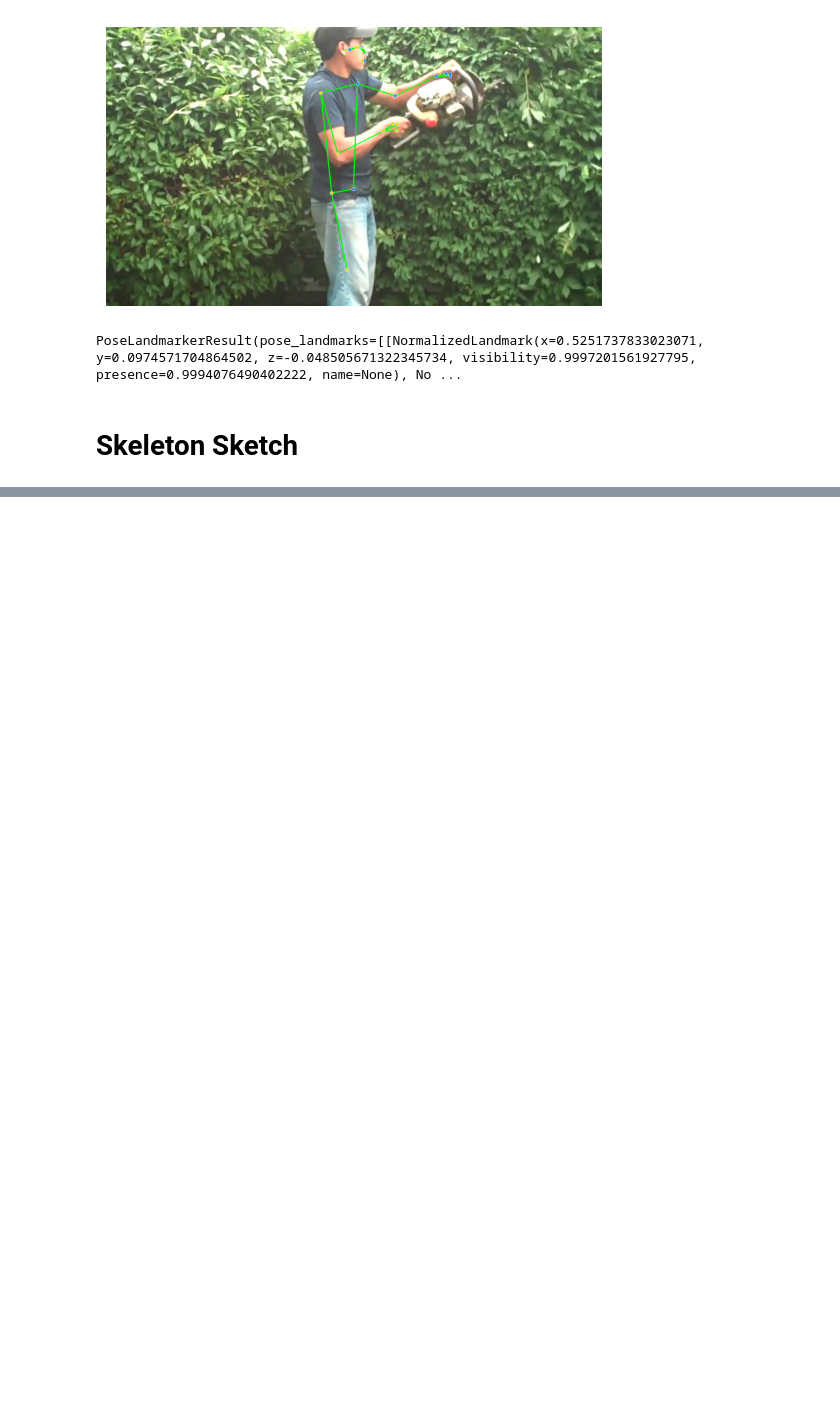
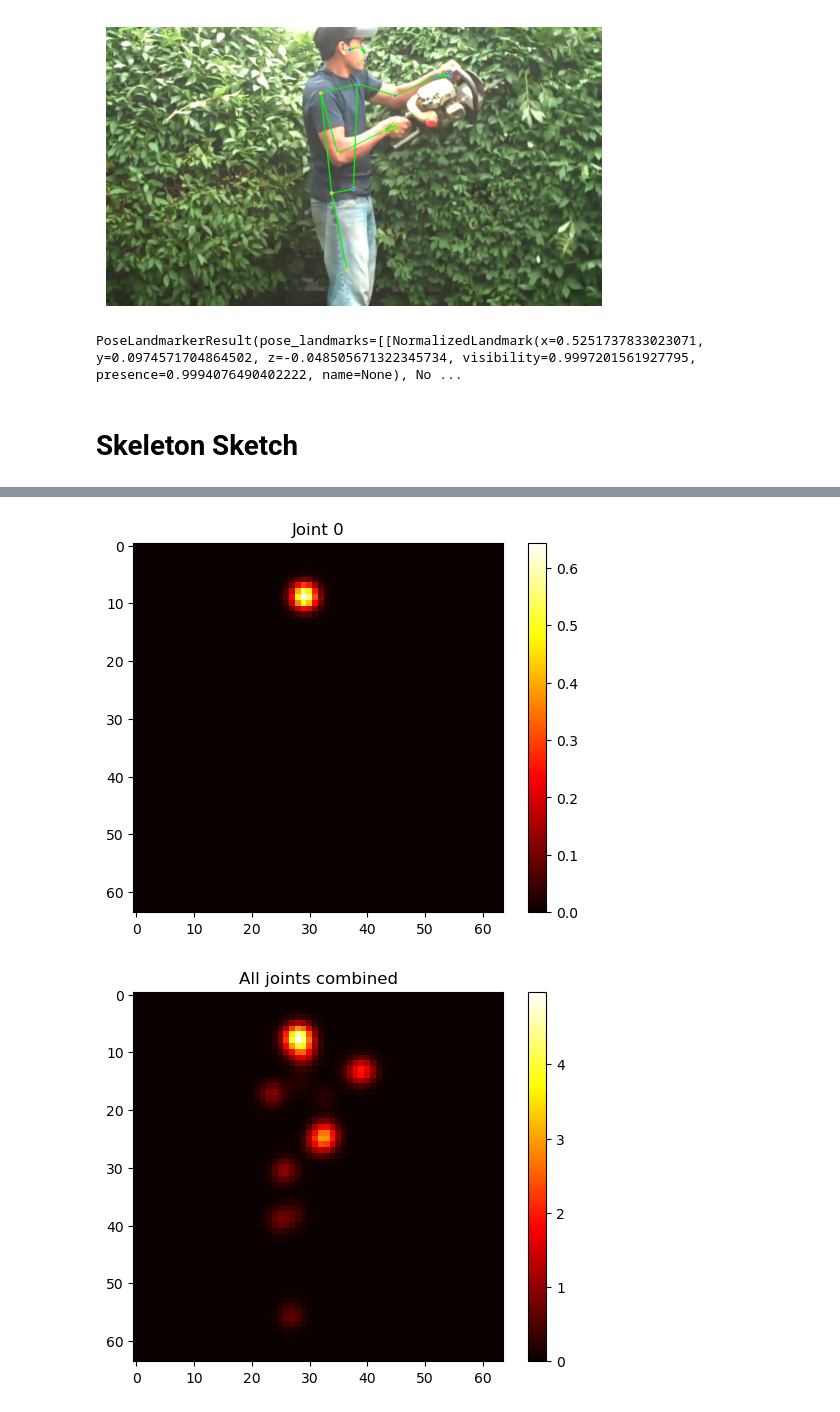
Before and after one commit to Leahie/pose-project, a Jupyter notebook: research/sketch_to_pose.ipynb, the cells around one changed output, grey strips where cells are left out. Cells and saved outputs as stored; diff of their text form; code cells hidden in the pictures; blank space fills up the shorter version.

```diff
--- a/research/sketch_to_pose.ipynb
+++ b/research/sketch_to_pose.ipynb
@@ -375,0 +494,40 @@ plt.imshow(skeleton.render())
+# %%
+def show_all_heatmaps(heatmaps):
+    combined = np.sum(heatmaps, axis=0)
+    plt.imshow(combined, cmap='hot')
+    plt.title("All joints combined")
+    plt.colorbar()
+    plt.show()
+# %%
+def plot_joints_on_image(image, heatmaps):
+    import cv2
+
+    H, W = heatmaps.shape[1:]
+    img = image.copy()
+
+    if len(img.shape) == 2:
+        img = np.stack([img]*3, axis=-1)
+
+    for i in range(heatmaps.shape[0]):
+        hm = heatmaps[i]
+        y, x = np.unravel_index(np.argmax(hm), hm.shape)
+
+        x_img = int(x * image.shape[1] / W)
+        y_img = int(y * image.shape[0] / H)
+
+        cv2.circle(img, (x_img, y_img), 3, (255, 0, 0), 1)
+
+    plt.imshow(img)
+    plt.axis("off")
+    plt.show()
+# %%
+heatmaps = construct_bounded_gaussian_from_landmarks(detection_result, edges)
+sketch_img = stylized_skel.render()
+
+show_single_heatmap(heatmaps, 0)
+show_all_heatmaps(heatmaps)
+overlay_heatmap_on_image(sketch_img[:,:,:3], heatmaps[0])
+plot_joints_on_image(sketch_img, heatmaps)
+# %% [output]
+[figure, added]
+[figure, added]
```
Also changed, not shown: parts of 16 cells of this notebook.
